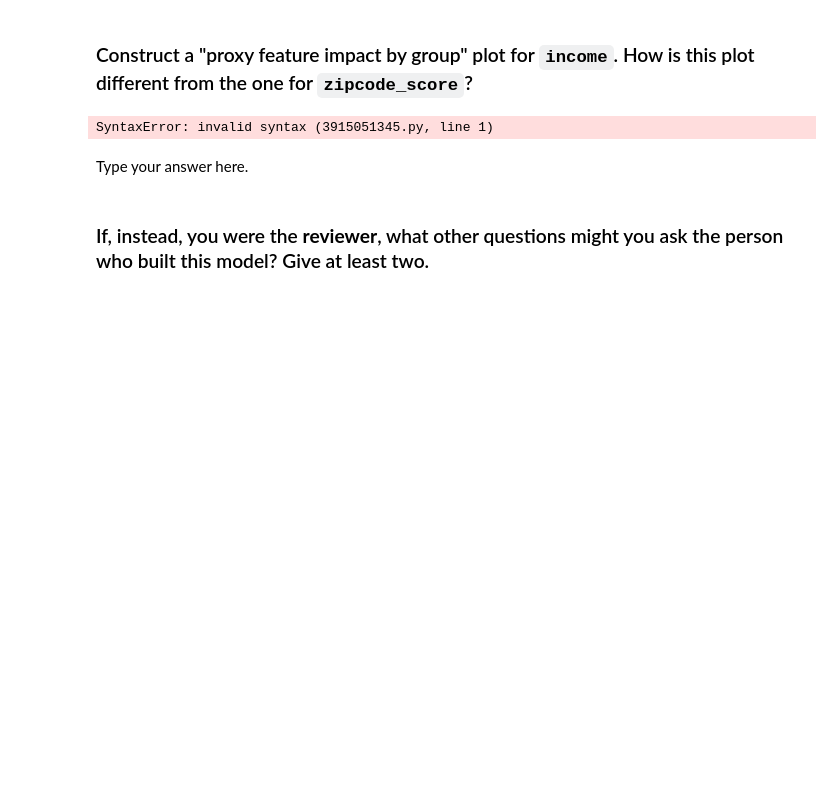
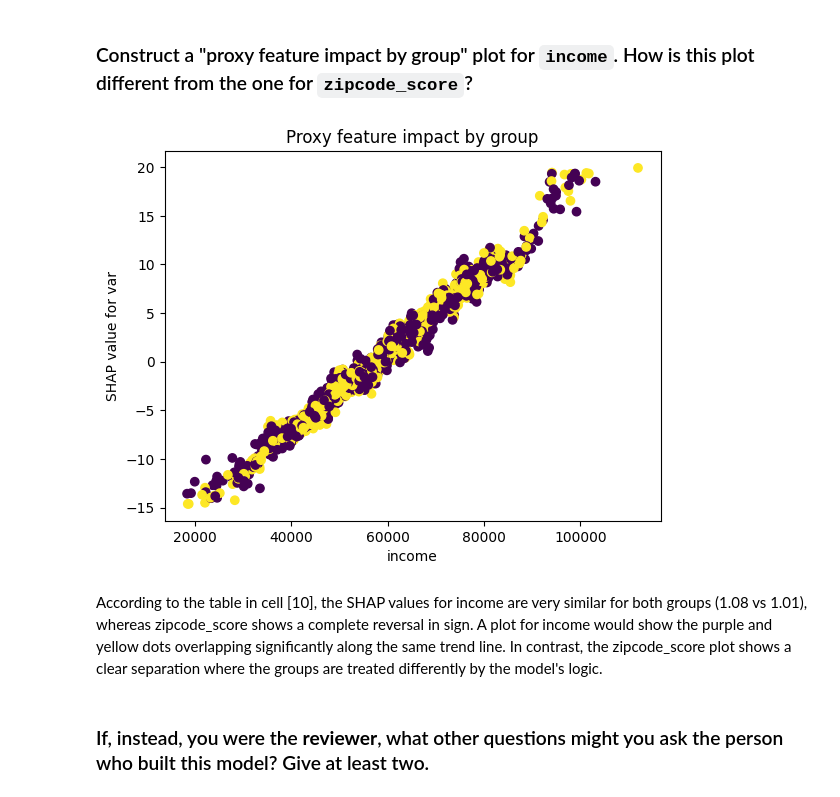
Before and after one commit to Jasongrewal/code_3000, a Jupyter notebook: mod04_bias.ipynb, the cells around one changed output. Saved outputs shown, nothing was run; the diff lists cells and outputs as text; code cells hidden in the pictures; blank space fills up the shorter version.

```diff
--- a/mod04_bias.ipynb
+++ b/mod04_bias.ipynb
@@ -101,11 +101,11 @@ Yes, the outcome is highly likely to be correlated with group because the model
 # %% [markdown]
 ### Construct a "proxy feature impact by group" plot for `income`. How is this plot different from the one for `zipcode_score`?
 # %%
-plot_shap("income"). According to the table in cell [10], the SHAP values for income are very similar for both groups (1.08 vs 1.01), whereas zipcode_score shows a complete reversal in sign. A plot for income would show the purple and yellow dots overlapping significantly along the same trend line. In contrast, the zipcode_score plot shows a clear separation where the groups are treated differently by the model's logic.
+plot_shap("income")
 # %% [output]
-SyntaxError: invalid syntax (3915051345.py, line 1)
+[figure, added]
 # %% [markdown]
-Type your answer here.
+According to the table in cell [10], the SHAP values for income are very similar for both groups (1.08 vs 1.01), whereas zipcode_score shows a complete reversal in sign. A plot for income would show the purple and yellow dots overlapping significantly along the same trend line. In contrast, the zipcode_score plot shows a clear separation where the groups are treated differently by the model's logic.
 # %% [markdown]
 ### If, instead, you were the **reviewer**, what other questions might you ask the person who built this model? Give at least two.
 # %% [markdown]
```
